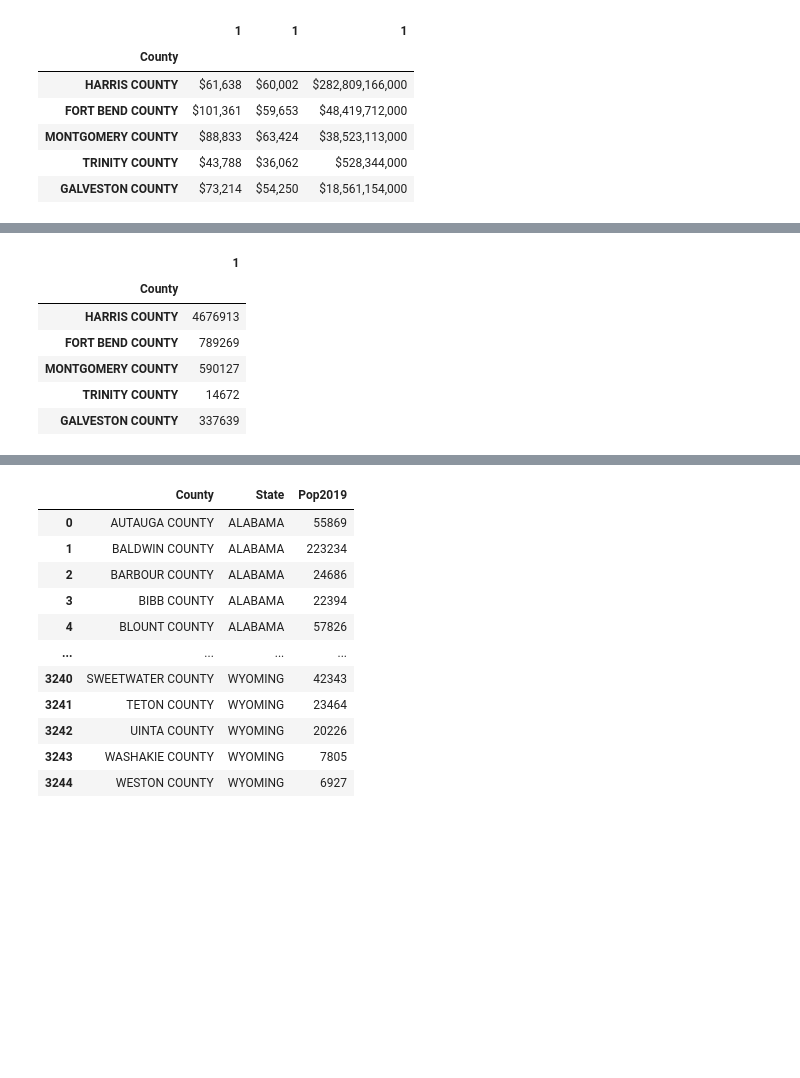
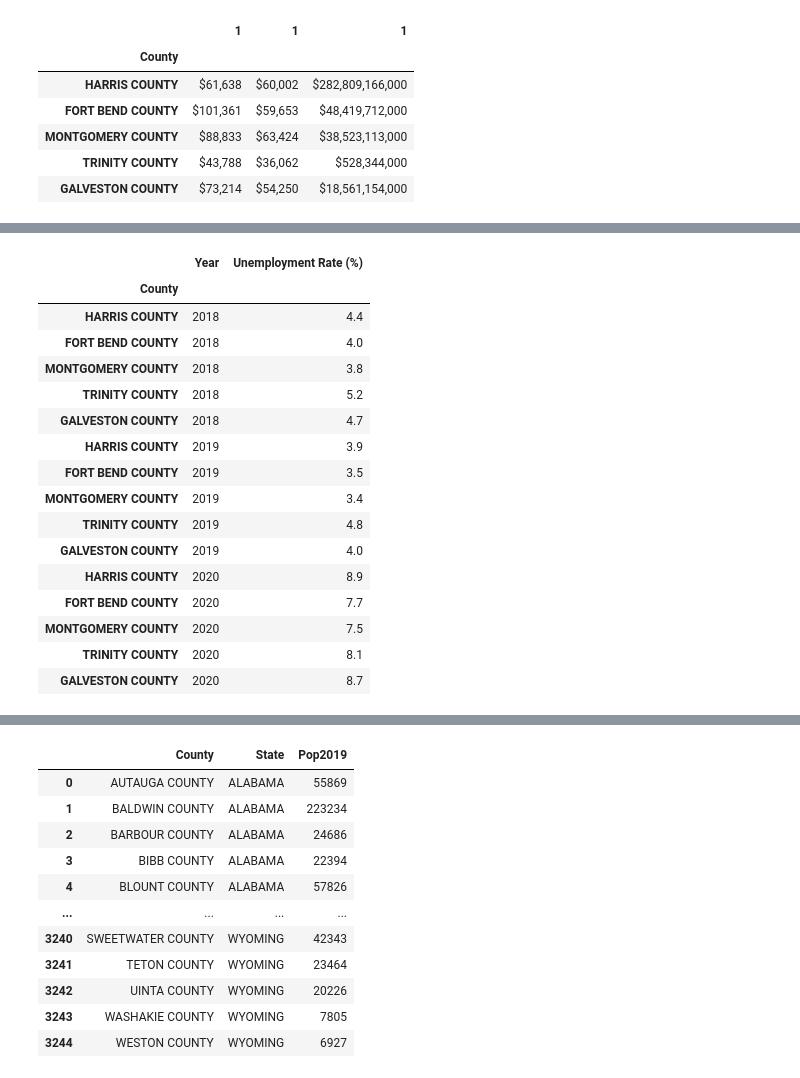
Before and after one commit to i-am-phoenix/Demo, a Jupyter notebook: Brainstorm_Rural Counties.ipynb, the cells around one changed output, grey strips where cells are left out. Cells and saved outputs as stored; diff of their text form; code cells hidden in the pictures; blank space fills up the shorter version.

Commit message:
merged dataframes

```diff
--- a/Brainstorm_Rural Counties.ipynb
+++ b/Brainstorm_Rural Counties.ipynb
@@ -119,3 +114,5 @@ df_unemploymt_smry
+# %%
+df_unemploymt_smry.columns=["2020"]
 # %%
 #Unemplyment data per county
 "Unemployment Rate - 2019"
@@ -146,3 +134,5 @@ df_unemploymt19_smry
+# %%
+df_unemploymt19_smry.columns=["2019"]
 # %%
 #Unemplyment data per county
 "Unemployment Rate - 2018"
@@ -172,0 +154,9 @@ df_unemploymt18_smry
+# %%
+df_unemploymt18_smry.columns=["2018"]
+# %%
+# Merge the two DataFrames together based on the Dates they share
+#Final Annual unemployment dataframe 2018-2020 per county
+tot_unemploy_df = pd.merge(df_unemploymt18_smry, df_unemploymt19_smry, on="County")
+# tot_unemploy_df
+tot_unemploy_df=pd.merge(tot_unemploy_df,df_unemploymt_smry, on="County")
+tot_unemploy_df
@@ -173,3 +171,24 @@ df_unemploymt18_smry
+# %%
+tot_unemploy_df_new=pd.melt(tot_unemploy_df,ignore_index=False, var_name='Year', value_name='Unemployment Rate (%)')
+tot_unemploy_df_new
+# %% [output]
+|  | Year | Unemployment Rate (%) |
+| County |  |  |
+| HARRIS COUNTY | 2018 | 4.4 |
+| FORT BEND COUNTY | 2018 | 4.0 |
+| MONTGOMERY COUNTY | 2018 | 3.8 |
+| TRINITY COUNTY | 2018 | 5.2 |
+| GALVESTON COUNTY | 2018 | 4.7 |
+| HARRIS COUNTY | 2019 | 3.9 |
+| FORT BEND COUNTY | 2019 | 3.5 |
+| MONTGOMERY COUNTY | 2019 | 3.4 |
+| TRINITY COUNTY | 2019 | 4.8 |
+| GALVESTON COUNTY | 2019 | 4.0 |
+| HARRIS COUNTY | 2020 | 8.9 |
+| FORT BEND COUNTY | 2020 | 7.7 |
+| MONTGOMERY COUNTY | 2020 | 7.5 |
+| TRINITY COUNTY | 2020 | 8.1 |
+| GALVESTON COUNTY | 2020 | 8.7 |
 # %%
 #Estimated Population per Census Bureau (2018)
 groupurl=[url_harris, url_fortbend, url_montgomery, url_trinity, url_galveston]
@@ -188,12 +207,3 @@ for url_i in groupurl:
     df_income=df_demog[df_demog[0].str.contains('Estimate 2018')]
     df_income_smry_temp=pd.DataFrame(df_income.pivot(index='County', columns=[0], values=[1]))
     tx_pop2018_smry=pd.concat([tx_pop2018_smry,df_income_smry_temp[1]])
-tx_pop2018_smry
-# %% [output]
-|  | 1 |
-| County |  |
-| HARRIS COUNTY | 4676913 |
-| FORT BEND COUNTY | 789269 |
-| MONTGOMERY COUNTY | 590127 |
-| TRINITY COUNTY | 14672 |
-| GALVESTON COUNTY | 337639 |
```
Also changed, not shown: parts of 17 cells of this notebook.
